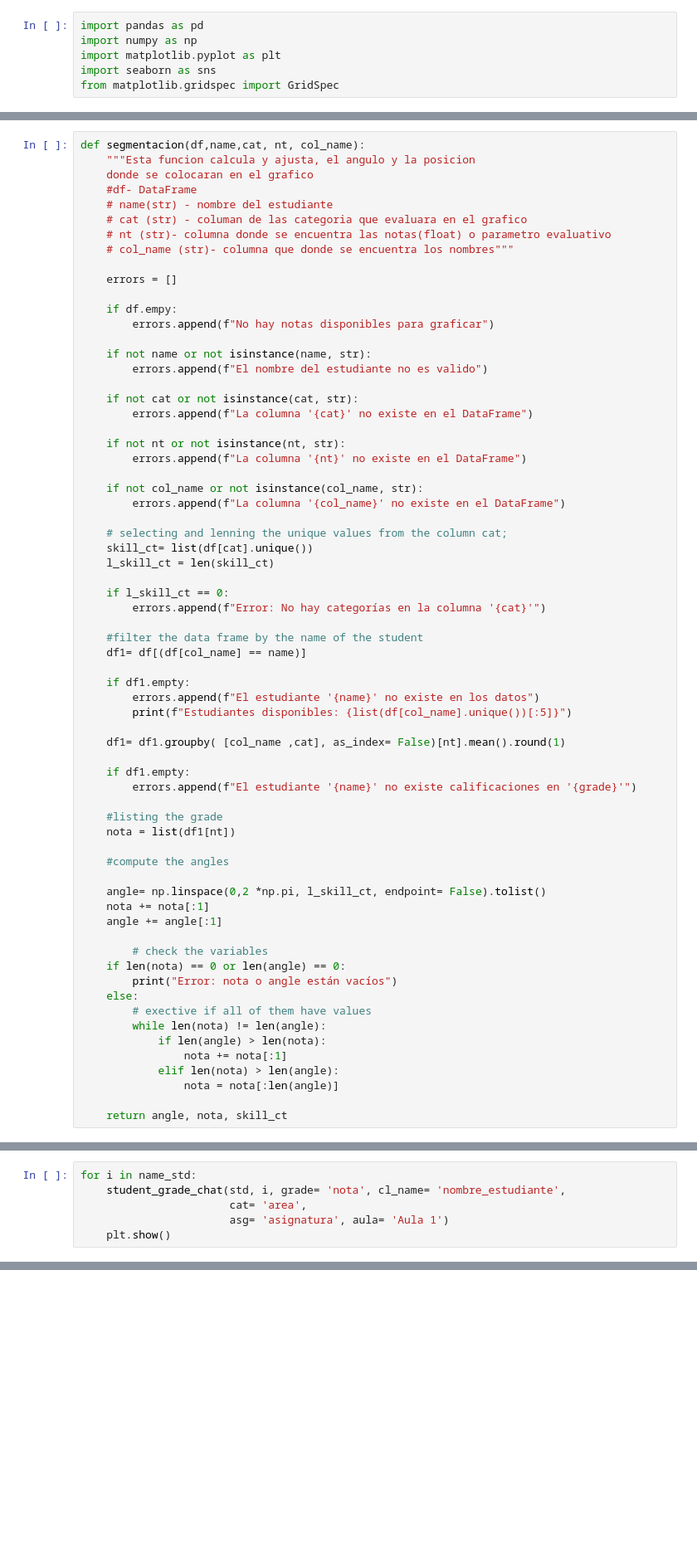
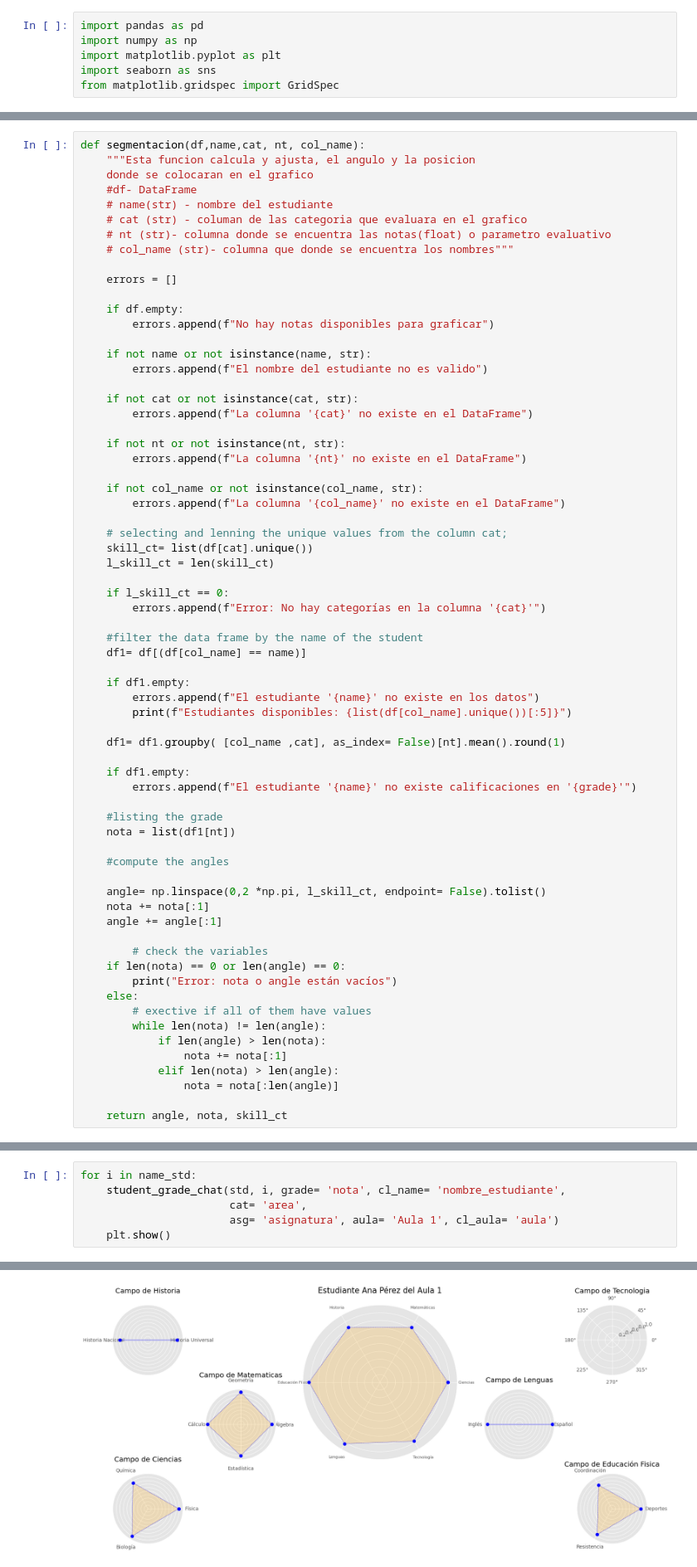
Before and after one commit to BreakingCode-Sic/SistemadeEvaluacionPrediccionEstudiantil, a Jupyter notebook: plotskills.ipynb, the cells around one changed output, grey strips where cells are left out. Shown at 83% size. Cells and saved outputs as stored; diff of their text form; blank space fills up the shorter version.

```diff
--- a/plotskills.ipynb
+++ b/plotskills.ipynb
@@ -173,7 +173,7 @@ def segmentacion(df,name,cat, nt, col_name):
 
     errors = []
 
-    if df.empy:
+    if df.empty:
         errors.append(f"No hay notas disponibles para graficar")
 
     if not name or not isinstance(name, str):
@@ -457,6 +457,6 @@ def student_grade_chat(df,name,grade, cl_name, cat, asg, aula, cl_aula ):
 for i in name_std:
     student_grade_chat(std, i, grade= 'nota', cl_name= 'nombre_estudiante',
                        cat= 'area',
-                       asg= 'asignatura', aula= 'Aula 1')
+                       asg= 'asignatura', aula= 'Aula 1', cl_aula= 'aula')
     plt.show()
 # %% [output]
@@ -463,0 +463 @@ KeyError: 'aula'
+[figure, added]
```
Also changed, not shown: parts of 5 cells of this notebook, 1 other file.
